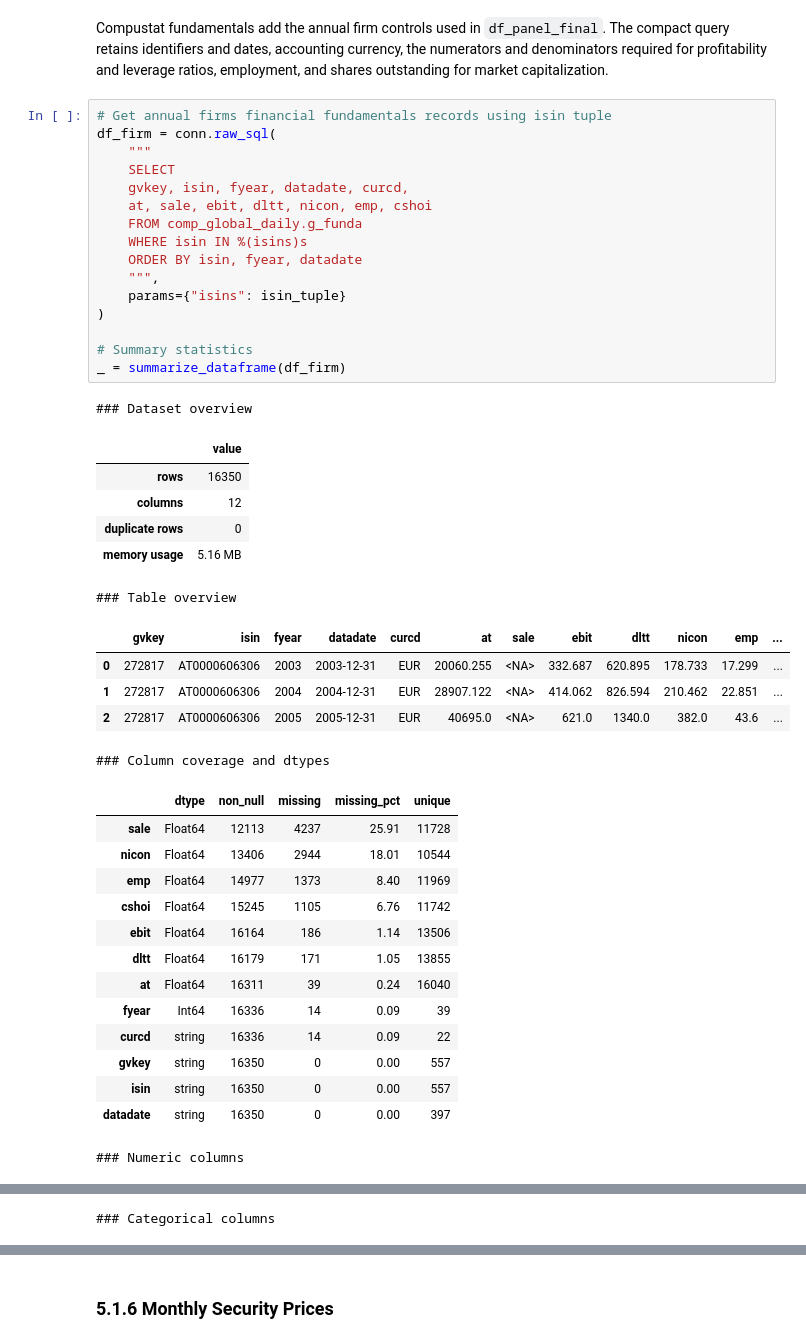
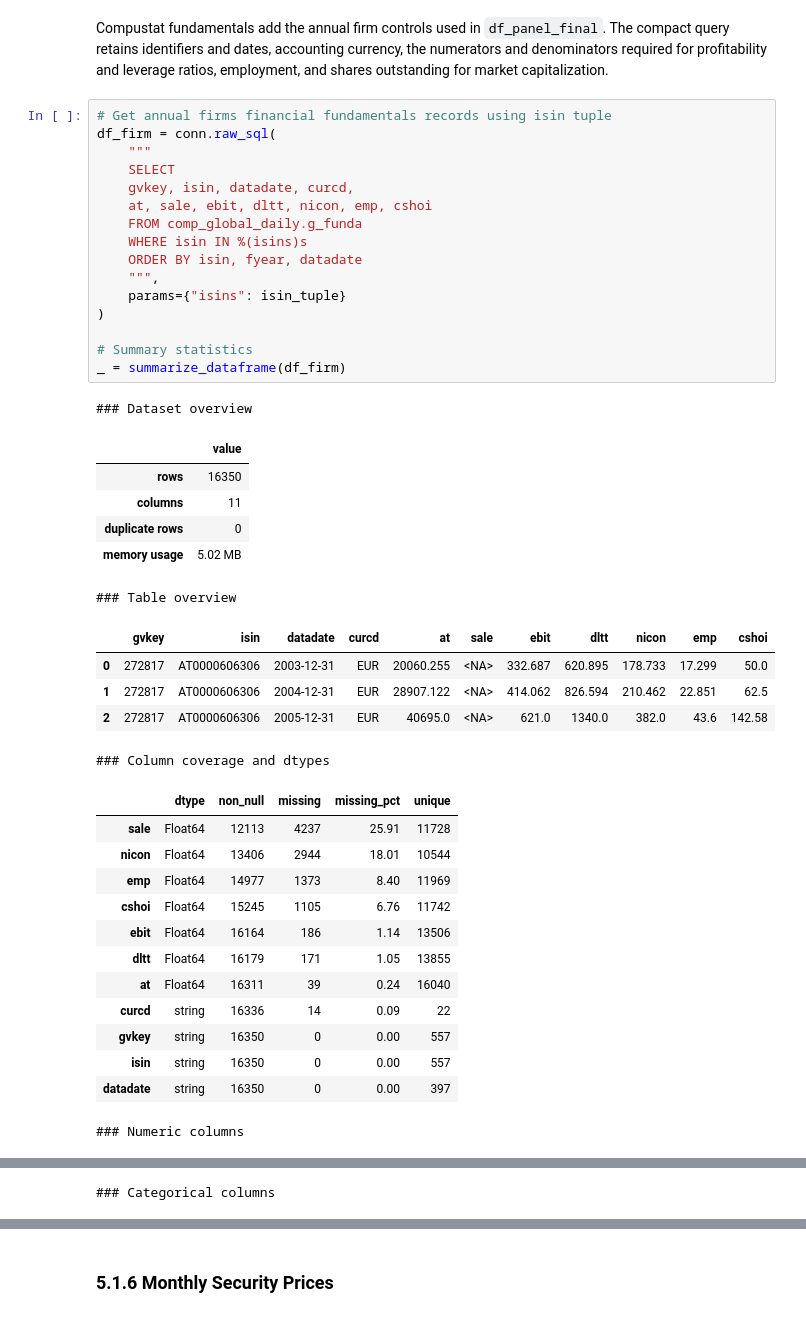
Before and after one commit to rizkyakbar-tud/DAI, a Jupyter notebook: mission/proposals_st26/mission_proposal_Akbar-Zduńczyk copy.ipynb, the cells around one changed output, grey strips where cells are left out. Saved outputs shown, nothing was run; the diff lists cells and outputs as text.

```diff
--- a/mission/proposals_st26/mission_proposal_Akbar-Zduńczyk copy.ipynb
+++ b/mission/proposals_st26/mission_proposal_Akbar-Zduńczyk copy.ipynb
@@ -694,31 +694,31 @@ Compustat fundamentals add the annual firm controls used in `df_panel_final`. Th
 # %%
 # Get annual firms financial fundamentals records using isin tuple
 df_firm = conn.raw_sql(
     """
     SELECT
-    gvkey, isin, fyear, datadate, curcd,
+    gvkey, isin, datadate, curcd,
     at, sale, ebit, dltt, nicon, emp, cshoi
     FROM comp_global_daily.g_funda
     WHERE isin IN %(isins)s
     ORDER BY isin, fyear, datadate
     """,
     params={"isins": isin_tuple}
 )
 
 # Summary statistics
 _ = summarize_dataframe(df_firm)
 # %% [output]
 ### Dataset overview
 |  | value |
 | rows | 16350 |
-| columns | 12 |
+| columns | 11 |
 | duplicate rows | 0 |
-| memory usage | 5.16 MB |
+| memory usage | 5.02 MB |
 ### Table overview
-|  | gvkey | isin | fyear | datadate | curcd | at | sale | ebit | dltt | nicon | emp | ... |
-| 0 | 272817 | AT0000606306 | 2003 | 2003-12-31 | EUR | 20060.255 | <NA> | 332.687 | 620.895 | 178.733 | 17.299 | ... |
-| 1 | 272817 | AT0000606306 | 2004 | 2004-12-31 | EUR | 28907.122 | <NA> | 414.062 | 826.594 | 210.462 | 22.851 | ... |
-| 2 | 272817 | AT0000606306 | 2005 | 2005-12-31 | EUR | 40695.0 | <NA> | 621.0 | 1340.0 | 382.0 | 43.6 | ... |
+|  | gvkey | isin | datadate | curcd | at | sale | ebit | dltt | nicon | emp | cshoi |
+| 0 | 272817 | AT0000606306 | 2003-12-31 | EUR | 20060.255 | <NA> | 332.687 | 620.895 | 178.733 | 17.299 | 50.0 |
+| 1 | 272817 | AT0000606306 | 2004-12-31 | EUR | 28907.122 | <NA> | 414.062 | 826.594 | 210.462 | 22.851 | 62.5 |
+| 2 | 272817 | AT0000606306 | 2005-12-31 | EUR | 40695.0 | <NA> | 621.0 | 1340.0 | 382.0 | 43.6 | 142.58 |
 ### Column coverage and dtypes
 |  | dtype | non_null | missing | missing_pct | unique |
 | sale | Float64 | 12113 | 4237 | 25.91 | 11728 |
@@ -728,7 +728,6 @@ _ = summarize_dataframe(df_firm)
 | ebit | Float64 | 16164 | 186 | 1.14 | 13506 |
 | dltt | Float64 | 16179 | 171 | 1.05 | 13855 |
 | at | Float64 | 16311 | 39 | 0.24 | 16040 |
-| fyear | Int64 | 16336 | 14 | 0.09 | 39 |
 | curcd | string | 16336 | 14 | 0.09 | 22 |
 | gvkey | string | 16350 | 0 | 0.00 | 557 |
 | isin | string | 16350 | 0 | 0.00 | 557 |
```
Also changed, not shown: parts of 28 cells of this notebook.
